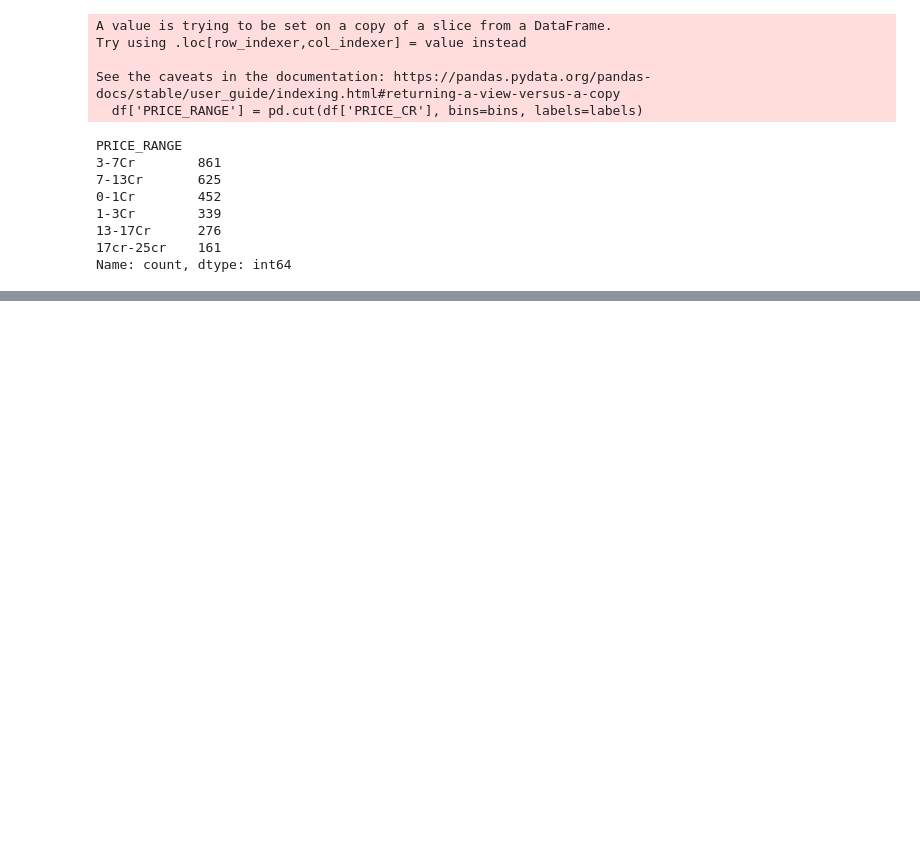
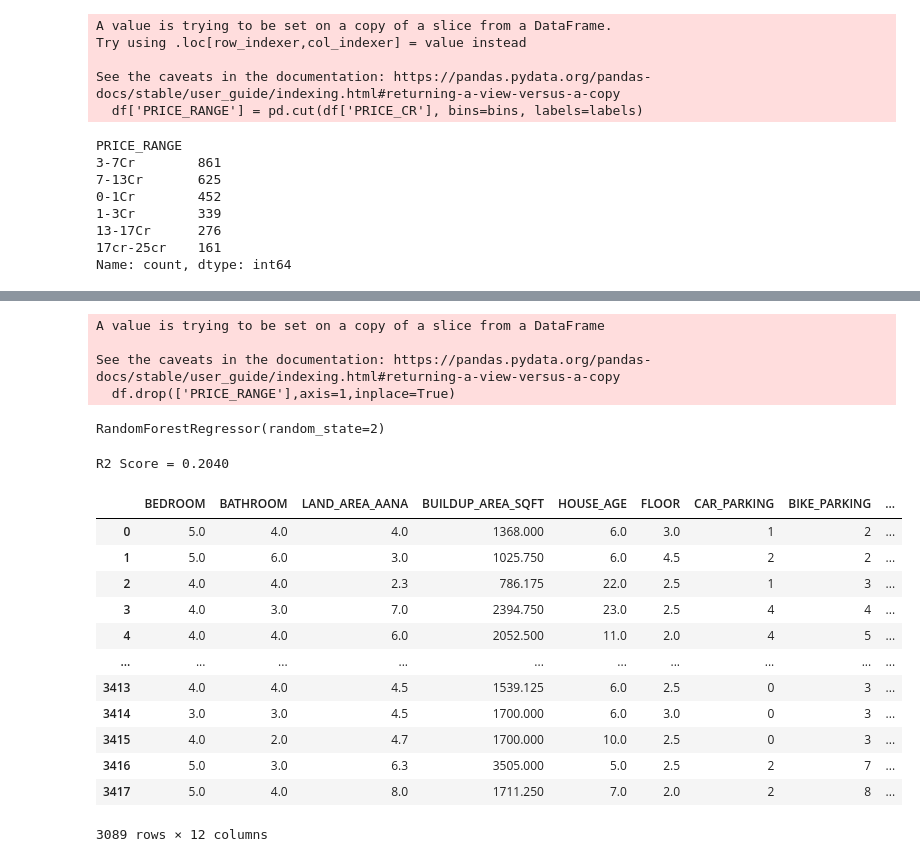
Before and after one commit to Kushal096/housePricePrediction, a Jupyter notebook: main.ipynb, the cells around one changed output, grey strips where cells are left out. Drawn from its saved outputs; the diff is of its cells as text; code cells hidden in the pictures; blank space fills up the shorter version.

```diff
--- a/main.ipynb
+++ b/main.ipynb
@@ -475,3 +491,5 @@ grouped = df.groupby('PRICE_RANGE').agg({
     'BUILDUP_AREA_SQFT': lambda x: x.replace(0, pd.NA).mean(),
     'LAND_AREA_AANA':'mean'
 }).round(2)
+# %%
+df['BUILDUP_AREA_SQFT'] = df['BUILDUP_AREA_SQFT'].replace(0, -1)
@@ -483,0 +508,7 @@ sns.pairplot(df[['BEDROOM','BATHROOM','BUILDUP_AREA_SQFT','LAND_AREA_AANA','PRIC
+# %%
+df.drop(['PRICE_RANGE'],axis=1,inplace=True)
+# %% [output]
+A value is trying to be set on a copy of a slice from a DataFrame
+
+See the caveats in the documentation: https://pandas.pydata.org/pandas-docs/stable/user_guide/indexing.html#returning-a-view-versus-a-copy
+  df.drop(['PRICE_RANGE'],axis=1,inplace=True)
@@ -483,0 +526,27 @@ sns.pairplot(df[['BEDROOM','BATHROOM','BUILDUP_AREA_SQFT','LAND_AREA_AANA','PRIC
+# %%
+rfg.fit(X_train, y_train)
+# %% [output]
+RandomForestRegressor(random_state=2)
+# %%
+
+
+y_pred = rfg.predict(X_test)
+print(f'R2 Score = {r2_score(y_test, y_pred):.4f}')
+# %% [output]
+R2 Score = 0.2040
+# %%
+df
+# %% [output]
+|  | BEDROOM | BATHROOM | LAND_AREA_AANA | BUILDUP_AREA_SQFT | HOUSE_AGE | FLOOR | CAR_PARKING | BIKE_PARKING | ... |
+| 0 | 5.0 | 4.0 | 4.0 | 1368.000 | 6.0 | 3.0 | 1 | 2 | ... |
+| 1 | 5.0 | 6.0 | 3.0 | 1025.750 | 6.0 | 4.5 | 2 | 2 | ... |
+| 2 | 4.0 | 4.0 | 2.3 | 786.175 | 22.0 | 2.5 | 1 | 3 | ... |
+| 3 | 4.0 | 3.0 | 7.0 | 2394.750 | 23.0 | 2.5 | 4 | 4 | ... |
+| 4 | 4.0 | 4.0 | 6.0 | 2052.500 | 11.0 | 2.0 | 4 | 5 | ... |
+| ... | ... | ... | ... | ... | ... | ... | ... | ... | ... |
+| 3413 | 4.0 | 4.0 | 4.5 | 1539.125 | 6.0 | 2.5 | 0 | 3 | ... |
+| 3414 | 3.0 | 3.0 | 4.5 | 1700.000 | 6.0 | 3.0 | 0 | 3 | ... |
+| 3415 | 4.0 | 2.0 | 4.7 | 1700.000 | 10.0 | 2.5 | 0 | 3 | ... |
+| 3416 | 5.0 | 3.0 | 6.3 | 3505.000 | 5.0 | 2.5 | 2 | 7 | ... |
+| 3417 | 5.0 | 4.0 | 8.0 | 1711.250 | 7.0 | 2.0 | 2 | 8 | ... |
+3089 rows × 12 columns
```
Also changed, not shown: parts of 10 cells of this notebook.
